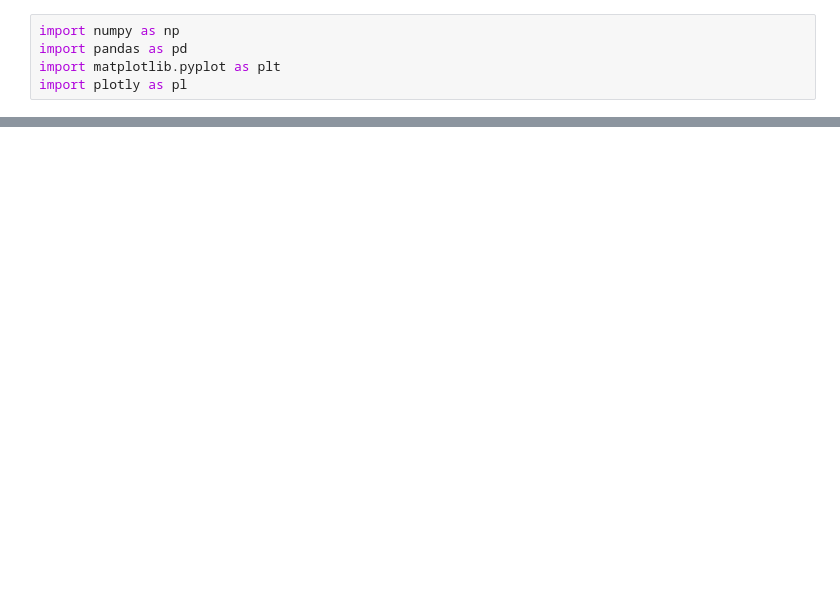
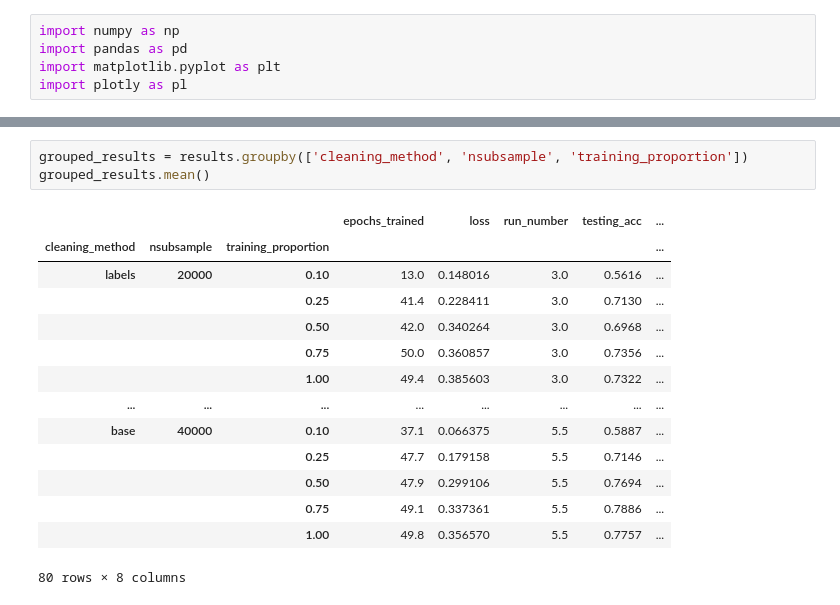
Before and after one commit to 1ordinateur/FlowMOP, a Jupyter notebook: fig_4_csv_analysis/fig_4_csvanalysis.ipynb, the cells around one changed output, grey strips where cells are left out. Drawn from its saved outputs; the diff is of its cells as text; blank space fills up the shorter version.

```diff
--- a/fig_4_csv_analysis/fig_4_csvanalysis.ipynb
+++ b/fig_4_csv_analysis/fig_4_csvanalysis.ipynb
@@ -22,0 +101,18 @@ results
+# %%
+grouped_results = results.groupby(['cleaning_method', 'nsubsample', 'training_proportion'])
+grouped_results.mean()
+# %% [output]
+|  |  |  | epochs_trained | loss | run_number | testing_acc | ... |
+| cleaning_method | nsubsample | training_proportion |  |  |  |  | ... |
+| labels | 20000 | 0.10 | 13.0 | 0.148016 | 3.0 | 0.5616 | ... |
+|  |  | 0.25 | 41.4 | 0.228411 | 3.0 | 0.7130 | ... |
+|  |  | 0.50 | 42.0 | 0.340264 | 3.0 | 0.6968 | ... |
+|  |  | 0.75 | 50.0 | 0.360857 | 3.0 | 0.7356 | ... |
+|  |  | 1.00 | 49.4 | 0.385603 | 3.0 | 0.7322 | ... |
+| ... | ... | ... | ... | ... | ... | ... | ... |
+| base | 40000 | 0.10 | 37.1 | 0.066375 | 5.5 | 0.5887 | ... |
+|  |  | 0.25 | 47.7 | 0.179158 | 5.5 | 0.7146 | ... |
+|  |  | 0.50 | 47.9 | 0.299106 | 5.5 | 0.7694 | ... |
+|  |  | 0.75 | 49.1 | 0.337361 | 5.5 | 0.7886 | ... |
+|  |  | 1.00 | 49.8 | 0.356570 | 5.5 | 0.7757 | ... |
+80 rows × 8 columns
```
Also changed, not shown: parts of 8 cells of this notebook.
